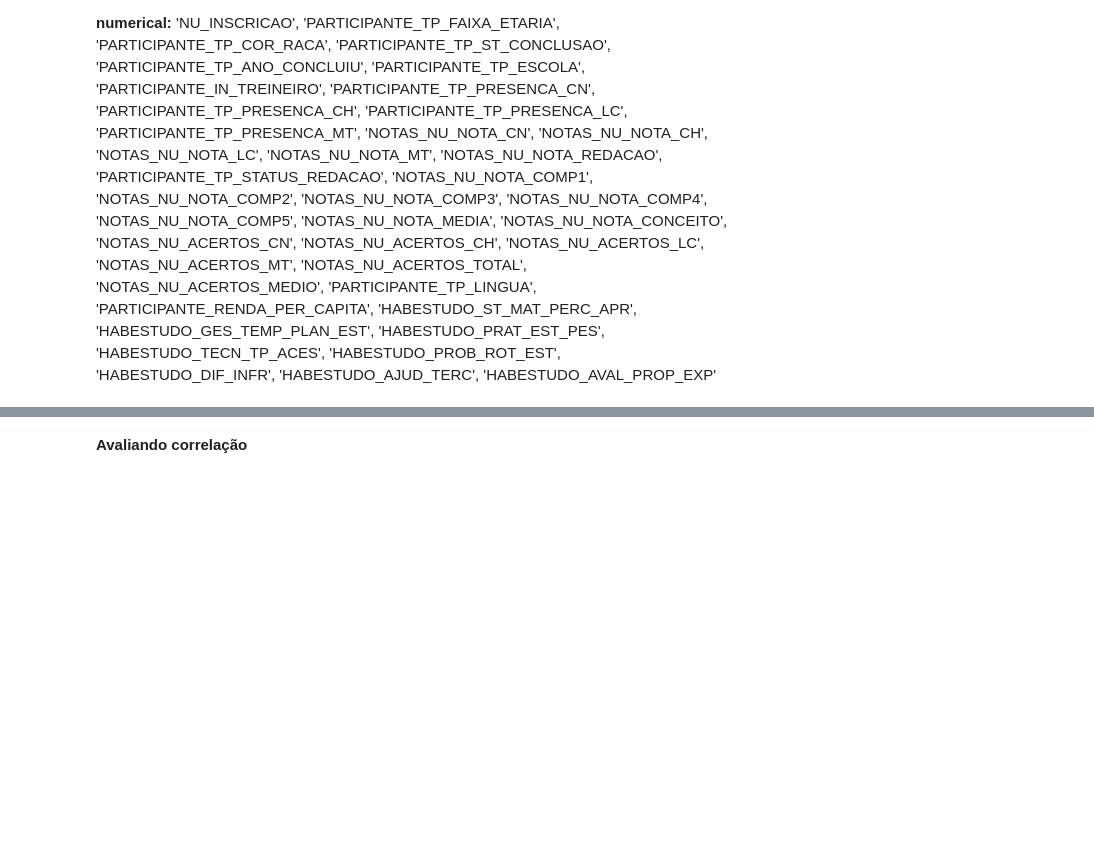
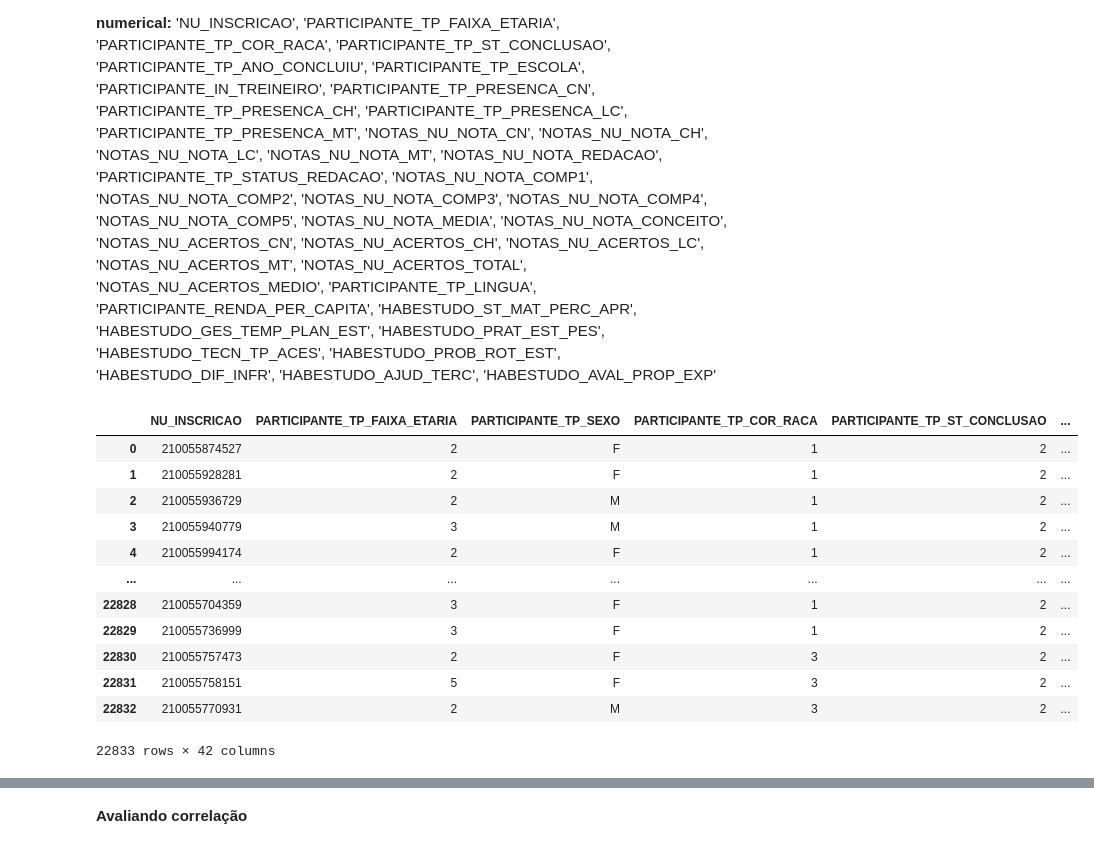
Before and after one commit to jv-porto/projeto-analise-habitos-estudo-enem, a Jupyter notebook: notebooks/projeto_ml_analise.ipynb, the cells around one changed output, grey strips where cells are left out. Drawn from its saved outputs; the diff is of its cells as text; code cells hidden in the pictures; blank space fills up the shorter version.

```diff
--- a/notebooks/projeto_ml_analise.ipynb
+++ b/notebooks/projeto_ml_analise.ipynb
@@ -543,6 +641,35 @@ filtered_aggregated_df
 **nominal:** 'PARTICIPANTE_TP_SEXO', 'PARTICIPANTE_REGIAO_ESCOLA'
 
 **numerical:** 'NU_INSCRICAO', 'PARTICIPANTE_TP_FAIXA_ETARIA', 'PARTICIPANTE_TP_COR_RACA', 'PARTICIPANTE_TP_ST_CONCLUSAO', 'PARTICIPANTE_TP_ANO_CONCLUIU', 'PARTICIPANTE_TP_ESCOLA', 'PARTICIPANTE_IN_TREINEIRO', 'PARTICIPANTE_TP_PRESENCA_CN', 'PARTICIPANTE_TP_PRESENCA_CH', 'PARTICIPANTE_TP_PRESENCA_LC', 'PARTICIPANTE_TP_PRESENCA_MT', 'NOTAS_NU_NOTA_CN', 'NOTAS_NU_NOTA_CH', 'NOTAS_NU_NOTA_LC', 'NOTAS_NU_NOTA_MT', 'NOTAS_NU_NOTA_REDACAO', 'PARTICIPANTE_TP_STATUS_REDACAO', 'NOTAS_NU_NOTA_COMP1', 'NOTAS_NU_NOTA_COMP2', 'NOTAS_NU_NOTA_COMP3', 'NOTAS_NU_NOTA_COMP4', 'NOTAS_NU_NOTA_COMP5', 'NOTAS_NU_NOTA_MEDIA', 'NOTAS_NU_NOTA_CONCEITO', 'NOTAS_NU_ACERTOS_CN', 'NOTAS_NU_ACERTOS_CH', 'NOTAS_NU_ACERTOS_LC', 'NOTAS_NU_ACERTOS_MT', 'NOTAS_NU_ACERTOS_TOTAL', 'NOTAS_NU_ACERTOS_MEDIO', 'PARTICIPANTE_TP_LINGUA', 'PARTICIPANTE_RENDA_PER_CAPITA', 'HABESTUDO_ST_MAT_PERC_APR', 'HABESTUDO_GES_TEMP_PLAN_EST', 'HABESTUDO_PRAT_EST_PES', 'HABESTUDO_TECN_TP_ACES', 'HABESTUDO_PROB_ROT_EST', 'HABESTUDO_DIF_INFR', 'HABESTUDO_AJUD_TERC', 'HABESTUDO_AVAL_PROP_EXP'
+# %%
+filtered_aggregated_df = filtered_aggregated_df.astype({
+    'NOTAS_NU_NOTA_CN': float,
+    'NOTAS_NU_NOTA_CH': float,
+    'NOTAS_NU_NOTA_LC': float,
+    'NOTAS_NU_NOTA_MT': float,
+    'NOTAS_NU_NOTA_REDACAO': float,
+    'PARTICIPANTE_TP_STATUS_REDACAO': float,
+    'NOTAS_NU_NOTA_COMP1': float,
+    'NOTAS_NU_NOTA_COMP2': float,
+    'NOTAS_NU_NOTA_COMP3': float,
+    'NOTAS_NU_NOTA_COMP4': float,
+    'NOTAS_NU_NOTA_COMP5': float,
+})
+filtered_aggregated_df
+# %% [output]
+|  | NU_INSCRICAO | PARTICIPANTE_TP_FAIXA_ETARIA | PARTICIPANTE_TP_SEXO | PARTICIPANTE_TP_COR_RACA | PARTICIPANTE_TP_ST_CONCLUSAO | ... |
+| 0 | 210055874527 | 2 | F | 1 | 2 | ... |
+| 1 | 210055928281 | 2 | F | 1 | 2 | ... |
+| 2 | 210055936729 | 2 | M | 1 | 2 | ... |
+| 3 | 210055940779 | 3 | M | 1 | 2 | ... |
+| 4 | 210055994174 | 2 | F | 1 | 2 | ... |
+| ... | ... | ... | ... | ... | ... | ... |
+| 22828 | 210055704359 | 3 | F | 1 | 2 | ... |
+| 22829 | 210055736999 | 3 | F | 1 | 2 | ... |
+| 22830 | 210055757473 | 2 | F | 3 | 2 | ... |
+| 22831 | 210055758151 | 5 | F | 3 | 2 | ... |
+| 22832 | 210055770931 | 2 | M | 3 | 2 | ... |
+22833 rows × 42 columns
 # %%
 nominal_features = list(set(filtered_aggregated_df.select_dtypes(include='object').columns.values))
 numerical_features = list(set(filtered_aggregated_df.select_dtypes(exclude='object').columns.values))
```
Also changed, not shown: parts of 68 cells of this notebook, 5 other files.
